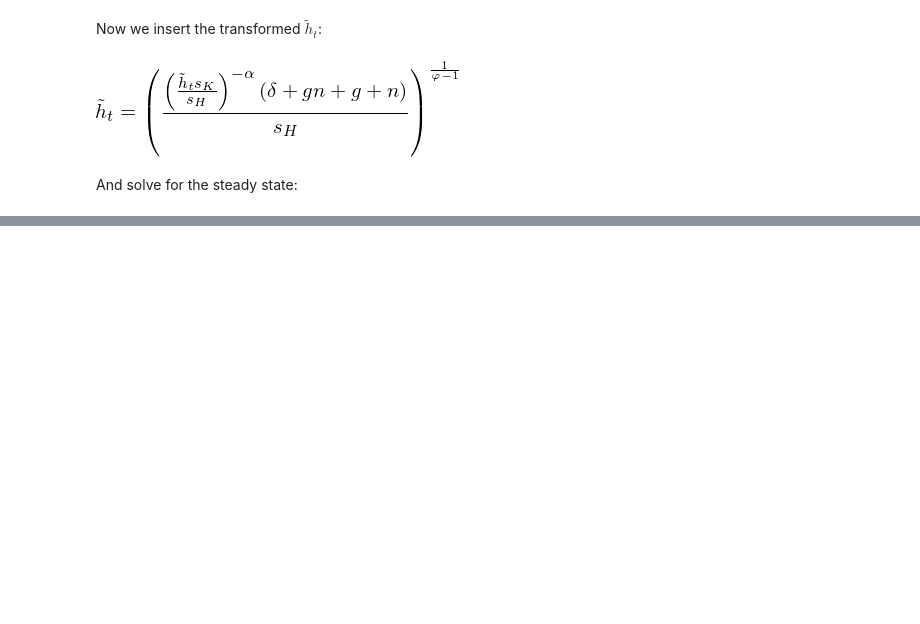
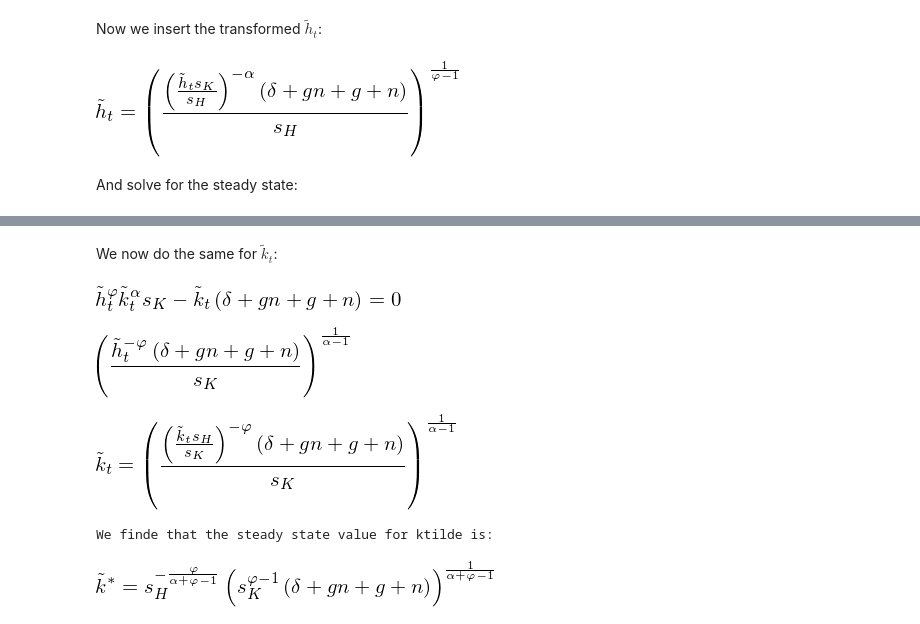
Before and after one commit to kzm266/projects-2019-anaconda-bois, a Jupyter notebook: modelproject/modelproject.ipynb, the cells around one changed output, grey strips where cells are left out. Cells and saved outputs as stored; diff of their text form; code cells hidden in the pictures; blank space fills up the shorter version.

```diff
--- a/modelproject/modelproject.ipynb
+++ b/modelproject/modelproject.ipynb
@@ -125,0 +127,23 @@ We find that the steady state value for htilde is:
+# %% [markdown]
+We now do the same for $\tilde{k}_t$:
+# %%
+eq2 = sm.Eq(sK*ktildealpha*htildephi - (n+g+delta+n*g)*ktilde)
+eq2
+# %% [output]
+[figure, added]
+# %%
+sm.solve(eq2,ktilde)[0]
+# %% [output]
+[figure, added]
+# %%
+ktildefinal = sm.Eq(ktilde, ((htok**(-phi)*(delta+n*g+g+n)/sK)**(1/(alpha-1))))
+ktildefinal
+# %% [output]
+[figure, added]
+# %%
+ksteady = sm.solve(ktildefinal,ktilde)[0]
+print('We finde that the steady state value for ktilde is:')
+sm.Eq(ktildestar, ksteady)
+# %% [output]
+We finde that the steady state value for ktilde is:
+[figure, added]
```
Also changed, not shown: parts of 14 cells of this notebook.
